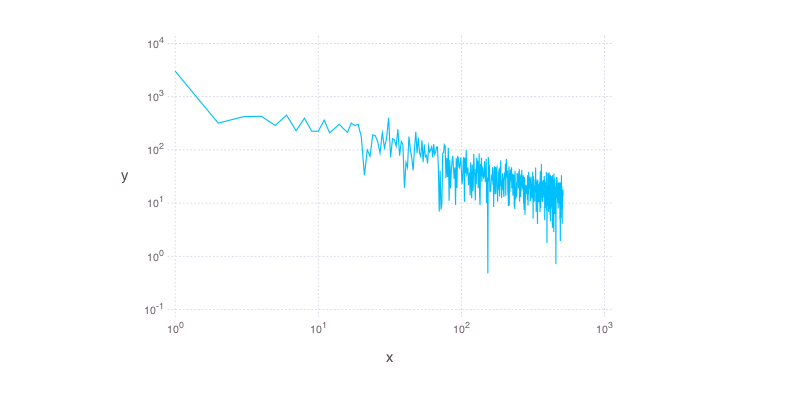
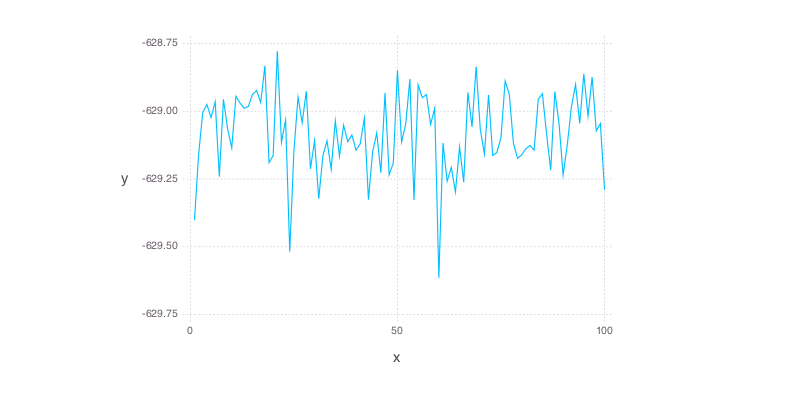
Before and after one commit to farr/RVChallenge, a Jupyter notebook: julia/Test.ipynb, the cells around one changed output. Saved outputs shown, nothing was run; the diff lists cells and outputs as text; code cells hidden in the pictures.

```diff
--- a/julia/Test.ipynb
+++ b/julia/Test.ipynb
@@ -44,0 +120,6 @@ plot(x=1:1024, y=zs, Geom.line)
+# %%
+p0 = [100.0, 2.3, 5.3, 1.1]
+dxs = rand(1000)
+ts = cumsum(rand(1000))
+xs = AR1.simulate(AR1.AR1Model(p0...), ts, dxs)
+plot(x=ts, y=xs, Geom.line)
@@ -45,4 +133,17 @@ plot(x=1:1024, y=zs, Geom.line)
+# %%
+ps = zeros(4, 128)
+for i in 1:128
+    ps[:,i] = p0 + 1e-3*randn(4)
+end
+lnps = Float64[ar1post(ps[:,i],ts,xs,dxs) for i in 1:128]
+nothing
+# %%
+ps,lnps = Ensemble.EnsembleSampler.run_mcmc(ps, lnps, x -> ar1post(x, ts, xs, dxs), 1000, thin=10)
+nothing
+# %%
+ps,lnps = Ensemble.EnsembleSampler.run_mcmc(ps[:,:,end], lnps[:,end], x -> ar1post(x, ts, xs, dxs), 1000, thin=10)
+nothing
 # %%
-plot(x=1:513, y=abs(rfft(ys)), Geom.line, Scale.y_log10, Scale.x_log10)
+plot(x=1:100, y=mean(lnps, 1), Geom.line)
 # %% [output]
-[figure, old version]
+[figure, new version]
```
Also changed, not shown: parts of 21 cells of this notebook, 1 other file.
